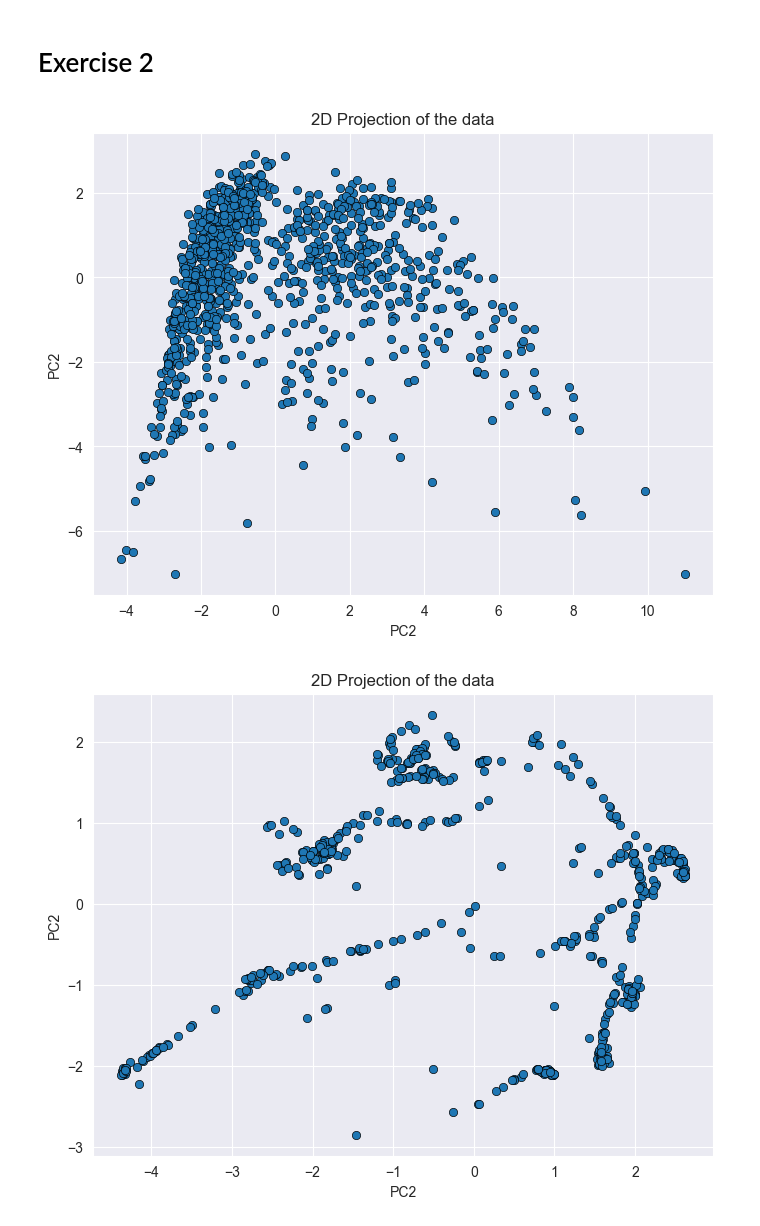
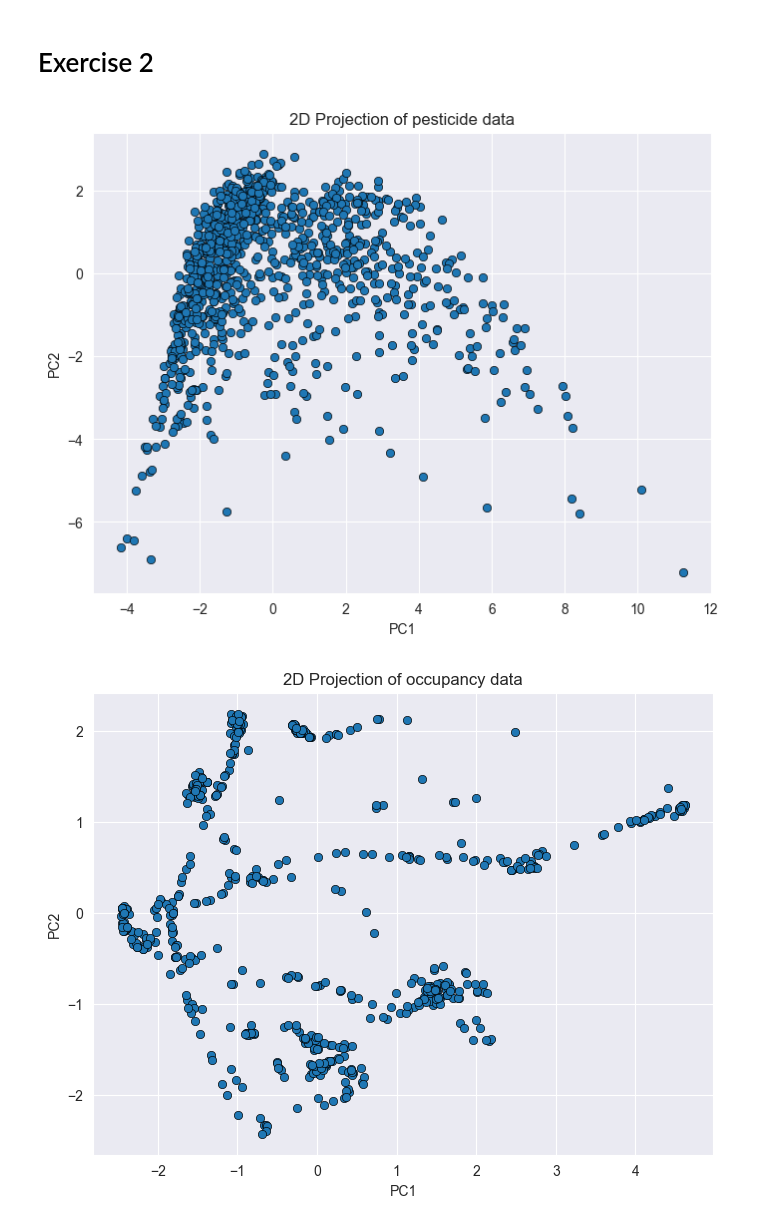
Before and after one commit to Cyrkryta/UCPH-ITDS-Assignments, a Jupyter notebook: Assignment-4/main.ipynb, the cells around one changed output. Cells and saved outputs as stored; diff of their text form; code cells hidden in the pictures.

```diff
--- a/Assignment-4/main.ipynb
+++ b/Assignment-4/main.ipynb
@@ -84,9 +63,9 @@ y_weed_train = weed_train[:,-1]
 X_weed_test = weed_test[:,:-1]
 y_weed_test = weed_test[:,-1]
 # %%
-# Data normalization
-occu_norm = np.divide((occu_train - np.mean(occu_train, axis=0)), np.std(occu_train, axis=0))
-weed_norm = np.divide((weed_train - np.mean(weed_train, axis=0)), np.std(weed_train, axis=0))
+# Data standardization (I made the variables before the change in pdf)
+occupancy_standardized = (X_occu_train - np.mean(X_occu_train, axis=0)) / np.std(X_occu_train, axis=0)
+weed_standardized = (X_weed_train - np.mean(X_weed_train, axis=0)) / np.std(X_weed_train, axis=0)
 # %% [markdown]
 # Exercise 1
 # %%
@@ -96,18 +75,17 @@ Implementation of PCA function
 def PCA(data):
     # Find covariance matrix
     cov_matrix = np.cov(data.T)
-
     # Find eigenvectors and eigenvalues
-    eigenvalues, eigenvectors = np.linalg.eigh(cov_matrix)
-
+    eigenvalues, eigenvectors = np.linalg.eig(cov_matrix)
     # Sorting in monotomically decreasing order
     sorting_idxs = np.argsort(eigenvalues)[::-1]
+    eigenvectors = eigenvectors[:, sorting_idxs]
     eigenvalues = eigenvalues[sorting_idxs]
-    eigenvectors = eigenvectors[:,sorting_idxs]
+    # Variance
+    explained_variance = eigenvalues / np.sum(eigenvalues)
 
-    # Variance
-    var_covering = np.divide(eigenvalues, np.sum(eigenvalues))
-    return eigenvectors, var_covering*100
+    # Return statement
+    return eigenvectors, explained_variance
 # %%
 '''
 Occupancy dataset
@@ -215,27 +191,29 @@ plt.xticks(range(len(weed_unit_vector)))
 # Exercise 2
 # %%
 def projection(projection_data):
-    unit_vectors, _ = PCA(projection_data)
-    data_pca = np.dot(projection_data, unit_vectors)
+    eigenvectors, _ = PCA(projection_data)
+    projection_eigenvectors = eigenvectors[:, :2]
+    projected_data = np.dot(projection_data, projection_eigenvectors)
 
     # Create a scatter plot of the projected data
     sns.set_style("darkgrid")
     plt.figure(figsize=(8, 6))
     sns.scatterplot(
-        x=data_pca[:, 0],
-        y=data_pca[:, 1],
-        edgecolor="k",
+        x=projected_data[:, 0],
+        y=projected_data[:, 1],
+        edgecolor="k"
     )
-
-    plt.title('2D Projection of the data')
-    plt.xlabel('PC2')
+    if len(eigenvectors) > 10:
+        plt.title('2D Projection of pesticide data')
+    else:
+        plt.title('2D Projection of occupancy data')
+    plt.xlabel('PC1')
     plt.ylabel('PC2')
-    plt.grid(True)
 # %%
-projection(weed_norm)
+projection(weed_standardized)
 # %% [output]
-[figure, old version]
+[figure, new version]
 # %%
-projection(occu_norm)
+projection(occupancy_standardized)
 # %% [output]
-[figure, old version]
+[figure, new version]
```
Also changed, not shown: parts of 27 cells of this notebook, 20 other files.
